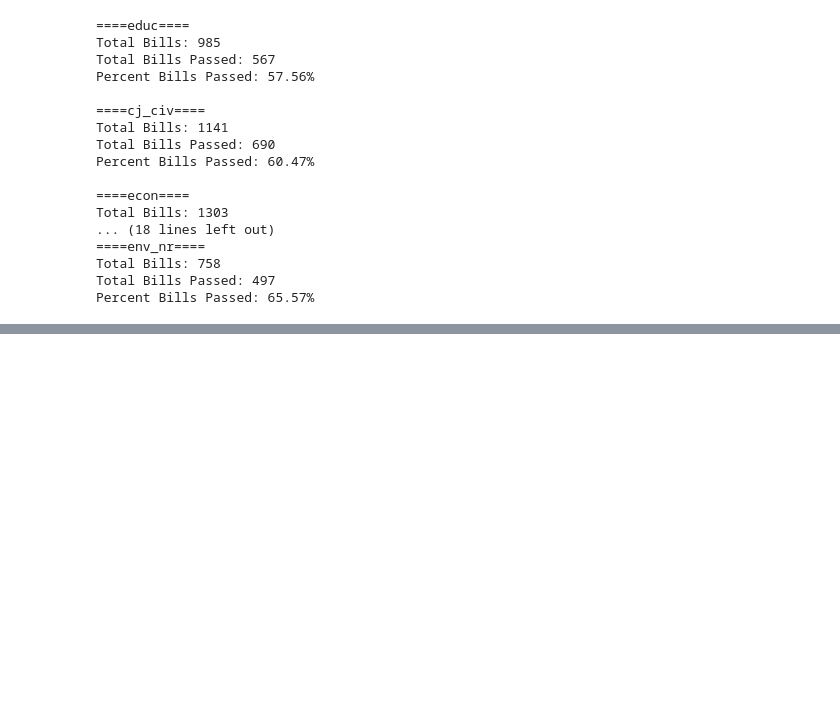
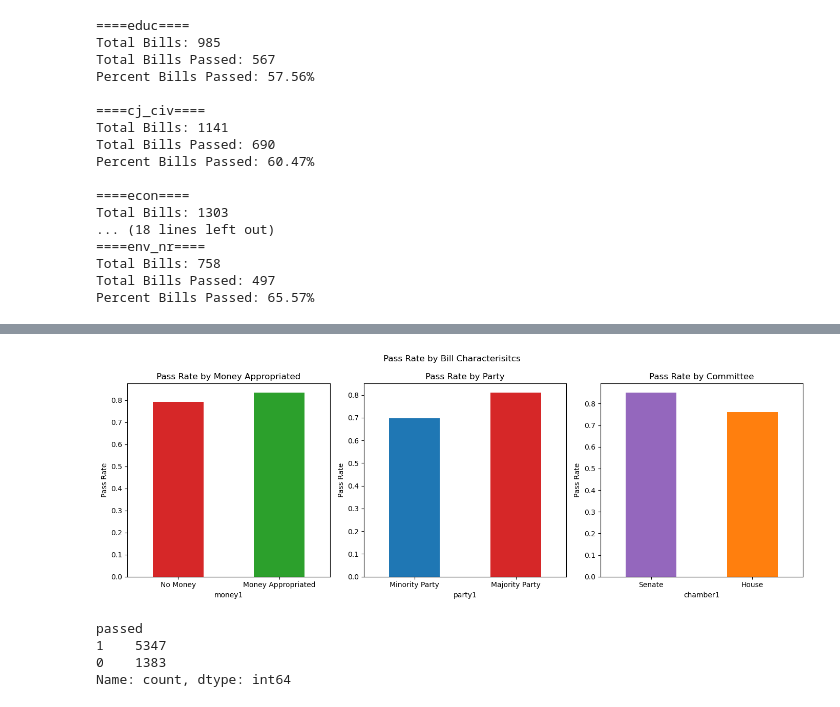
Before and after one commit to gabriellag25/research_capstone, a Jupyter notebook: homebase.ipynb, the cells around one changed output, grey strips where cells are left out. Cells and saved outputs as stored; diff of their text form; code cells hidden in the pictures; blank space fills up the shorter version.

```diff
--- a/homebase.ipynb
+++ b/homebase.ipynb
@@ -943,0 +989,37 @@ Percent Bills Passed: 65.57%
+# %%
+# plotting pass rate for binary variables: cospon1, money1, party1, chamber
+fig, axs = plt.subplots(1, 3, figsize=(14,5))
+
+# if it had money appropriated
+ax=axs[0]
+df_bills.groupby('money1')['passed'].mean().plot(kind='bar', ax=ax, color = [tr, tg])
+ax.set_title('Pass Rate by Money Appropriated')
+ax.set_xticklabels(['No Money', 'Money Appropriated'], rotation=0)
+ax.set_ylabel('Pass Rate')
+
+# majority party
+ax=axs[1]
+df_bills.groupby('party1')['passed'].mean().plot(kind='bar', ax=ax, color = [tb, tr])
+ax.set_title('Pass Rate by Party')
+ax.set_xticklabels(['Minority Party', 'Majority Party'], rotation=0)
+ax.set_ylabel('Pass Rate')
+
+# originating chamber
+ax=axs[2]
+df_bills.groupby('chamber1')['passed'].mean().plot(kind='bar', ax=ax, color = [tp, to])
+ax.set_title('Pass Rate by Committee')
+ax.set_xticklabels(['Senate', 'House'], rotation=0)
+ax.set_ylabel('Pass Rate')
+
+plt.suptitle('Pass Rate by Bill Characterisitcs')
+plt.tight_layout()
+plt.show()
+# %% [output]
+[figure, added]
+# %%
+print(df_bills['passed'].value_counts())
+# %% [output]
+passed
+1    5347
+0    1383
+Name: count, dtype: int64
```
Also changed, not shown: parts of 6 cells of this notebook, 7 other files.
